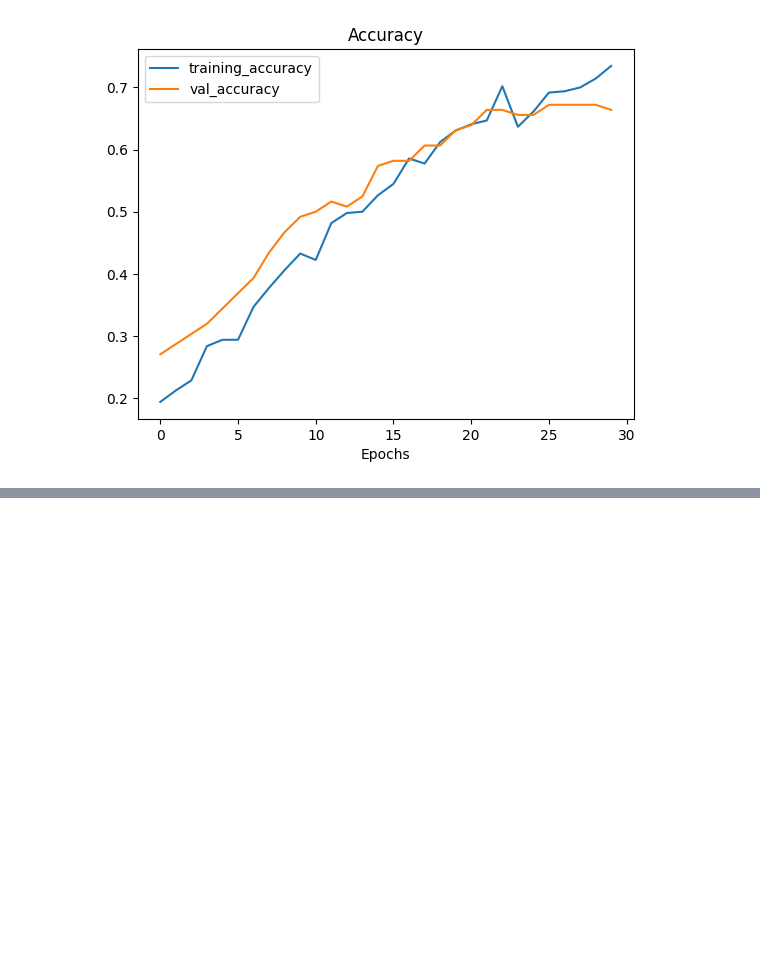
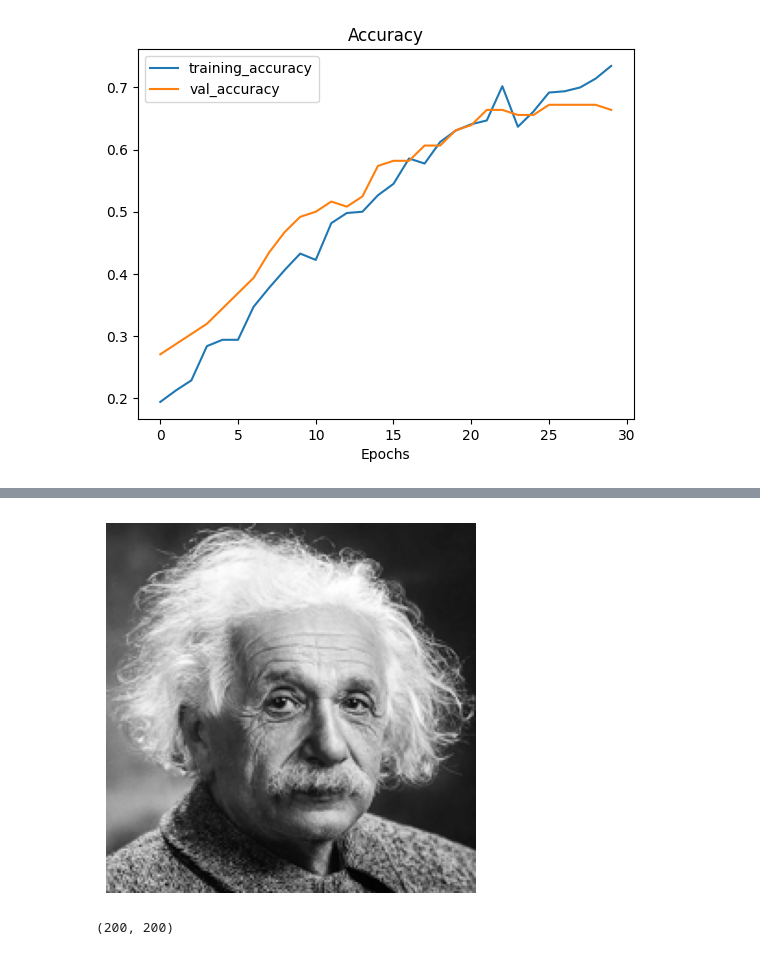
Before and after one commit to leungstephanie/2024-create-a-thon, a Jupyter notebook: team_cre8_code.ipynb, the cells around one changed output, grey strips where cells are left out. Drawn from its saved outputs; the diff is of its cells as text; code cells hidden in the pictures; blank space fills up the shorter version.

```diff
--- a/team_cre8_code.ipynb
+++ b/team_cre8_code.ipynb
@@ -238,0 +328,12 @@ plot_loss_curves(history)
+# %%
+image_resized = image.resize((200,200))
+image_processed = image_resized.convert('L')  # 'L' mode is for grayscale
+plt.imshow(image_processed, cmap='gray')
+plt.axis('off')
+plt.show()
+# %% [output]
+[figure, added]
+# %%
+np.size(image_processed)
+# %% [output]
+(200, 200)
```
Also changed, not shown: parts of 12 cells of this notebook.
